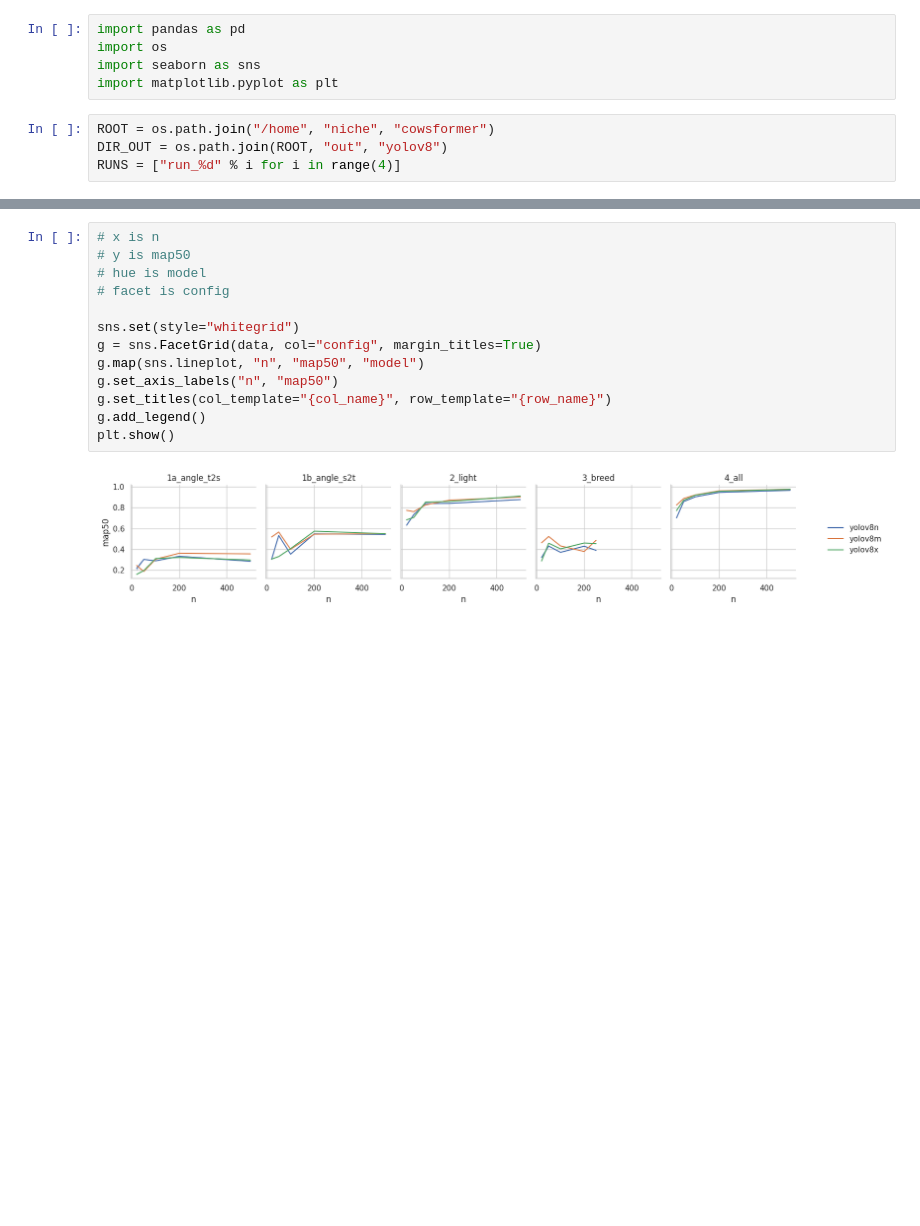
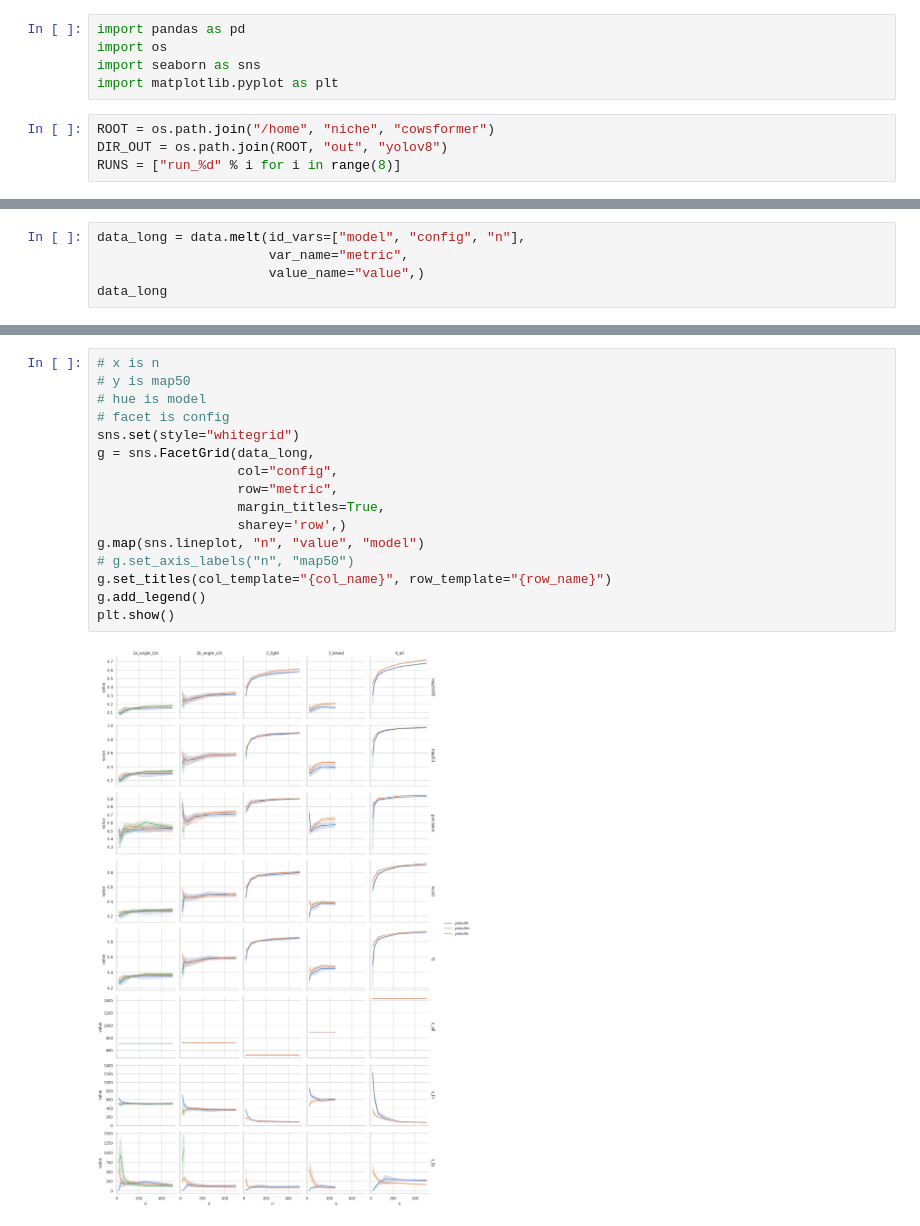
Before and after one commit to Niche-Squad/COLO, a Jupyter notebook: _2_evaluate.ipynb, the cells around one changed output, grey strips where cells are left out. Saved outputs shown, nothing was run; the diff lists cells and outputs as text; blank space fills up the shorter version.

```diff
--- a/_2_evaluate.ipynb
+++ b/_2_evaluate.ipynb
@@ -6,7 +6,7 @@ import matplotlib.pyplot as plt
 # %%
 ROOT = os.path.join("/home", "niche", "cowsformer")
 DIR_OUT = os.path.join(ROOT, "out", "yolov8")
-RUNS = ["run_%d" % i for i in range(4)]
+RUNS = ["run_%d" % i for i in range(8)]
 # %%
 data = pd.read_csv(os.path.join(DIR_OUT, RUNS[0], "results.csv"))
 for i in range(1, len(RUNS)):
@@ -46,0 +47,5 @@ sns.lineplot(data=data.query("model == 'yolov8n'"), x="n", y="map50", hue="confi
+# %%
+data_long = data.melt(id_vars=["model", "config", "n"],
+                      var_name="metric",
+                      value_name="value",)
+data_long
@@ -47,15 +66,18 @@ sns.lineplot(data=data.query("model == 'yolov8n'"), x="n", y="map50", hue="confi
 # %%
 # x is n
 # y is map50
 # hue is model
 # facet is config
-
 sns.set(style="whitegrid")
-g = sns.FacetGrid(data, col="config", margin_titles=True)
-g.map(sns.lineplot, "n", "map50", "model")
-g.set_axis_labels("n", "map50")
+g = sns.FacetGrid(data_long,
+                  col="config",
+                  row="metric",
+                  margin_titles=True,
+                  sharey='row',)
+g.map(sns.lineplot, "n", "value", "model")
+# g.set_axis_labels("n", "map50")
 g.set_titles(col_template="{col_name}", row_template="{row_name}")
 g.add_legend()
 plt.show()
 # %% [output]
-[figure, old version]
+[figure, new version]
```
Also changed, not shown: parts of 4 cells of this notebook.
